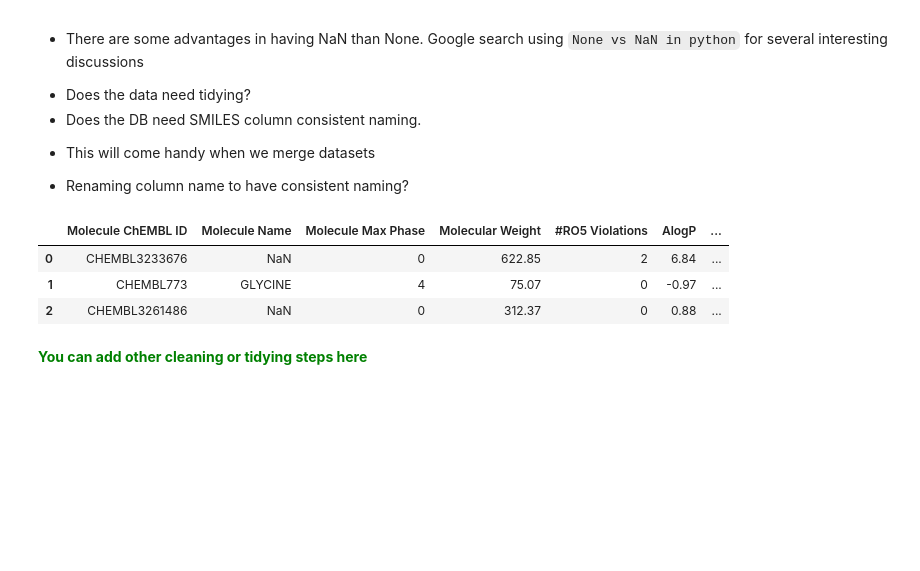
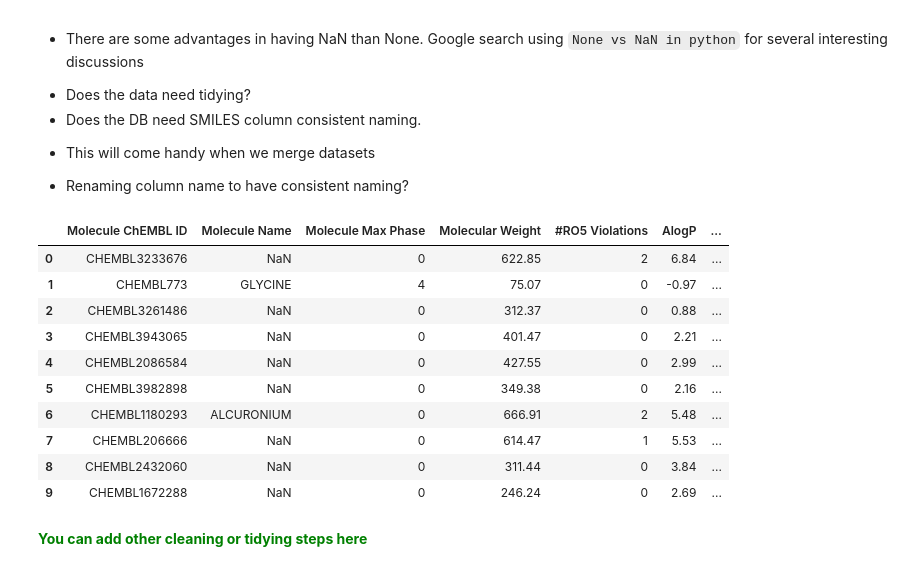
Before and after one commit to ravichas/AMPL-workshop-1, a Jupyter notebook: AMPL_FNL_Workshop_06052021.ipynb, the cells around one changed output. Saved outputs shown, nothing was run; the diff lists cells and outputs as text; code cells hidden in the pictures; blank space fills up the shorter version.

```diff
--- a/AMPL_FNL_Workshop_06052021.ipynb
+++ b/AMPL_FNL_Workshop_06052021.ipynb
@@ -225,12 +221,19 @@ print(excape.shape)
   - This will come handy when we merge datasets
 *  Renaming column name to have consistent naming?
 # %%
-chembl.head(3)
+chembl.head(10)
 # %% [output]
 |  | Molecule ChEMBL ID | Molecule Name | Molecule Max Phase | Molecular Weight | #RO5 Violations | AlogP | ... |
 | 0 | CHEMBL3233676 | NaN | 0 | 622.85 | 2 | 6.84 | ... |
 | 1 | CHEMBL773 | GLYCINE | 4 | 75.07 | 0 | -0.97 | ... |
 | 2 | CHEMBL3261486 | NaN | 0 | 312.37 | 0 | 0.88 | ... |
+| 3 | CHEMBL3943065 | NaN | 0 | 401.47 | 0 | 2.21 | ... |
+| 4 | CHEMBL2086584 | NaN | 0 | 427.55 | 0 | 2.99 | ... |
+| 5 | CHEMBL3982898 | NaN | 0 | 349.38 | 0 | 2.16 | ... |
+| 6 | CHEMBL1180293 | ALCURONIUM | 0 | 666.91 | 2 | 5.48 | ... |
+| 7 | CHEMBL206666 | NaN | 0 | 614.47 | 1 | 5.53 | ... |
+| 8 | CHEMBL2432060 | NaN | 0 | 311.44 | 0 | 3.84 | ... |
+| 9 | CHEMBL1672288 | NaN | 0 | 246.24 | 0 | 2.69 | ... |
 # %%
 # first let us get rid of spaces
 chembl.columns = chembl.columns.str.replace(' ','_')
```
Also changed, not shown: parts of 29 cells of this notebook.
